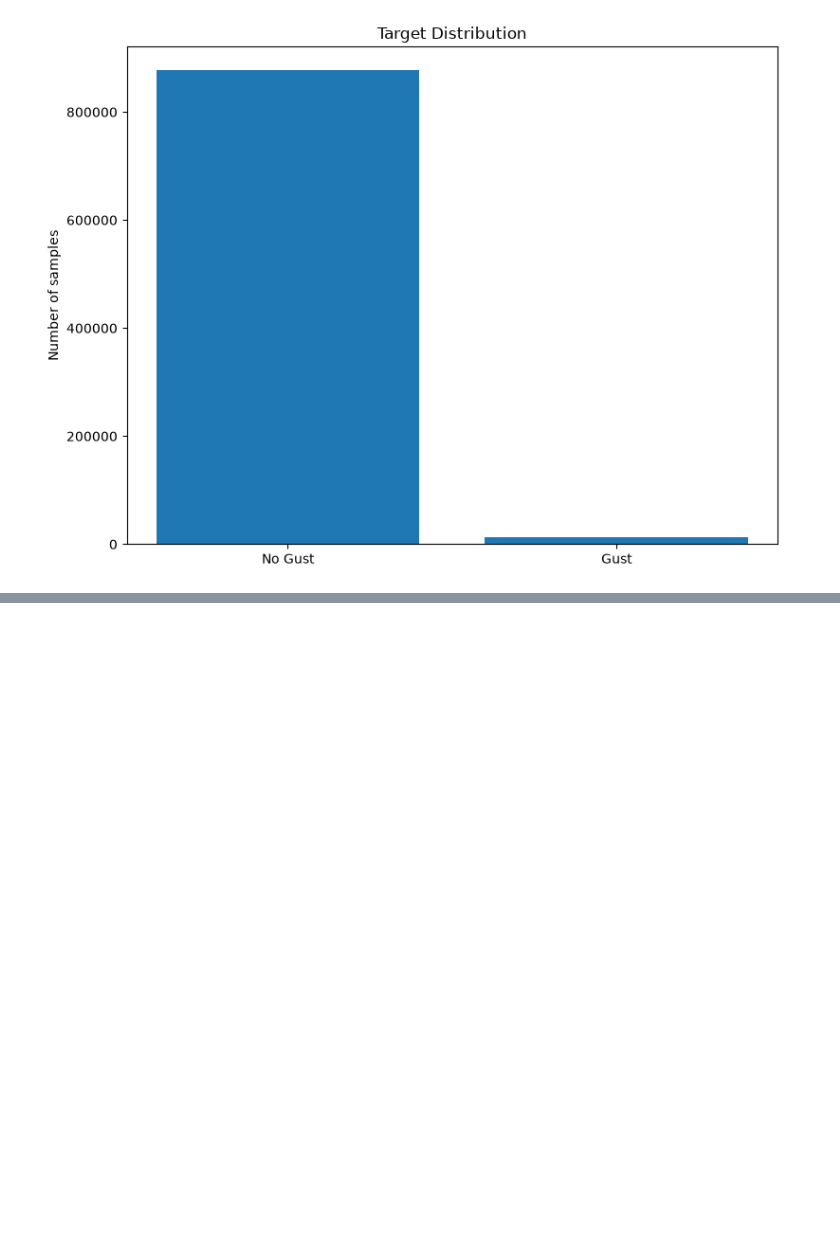
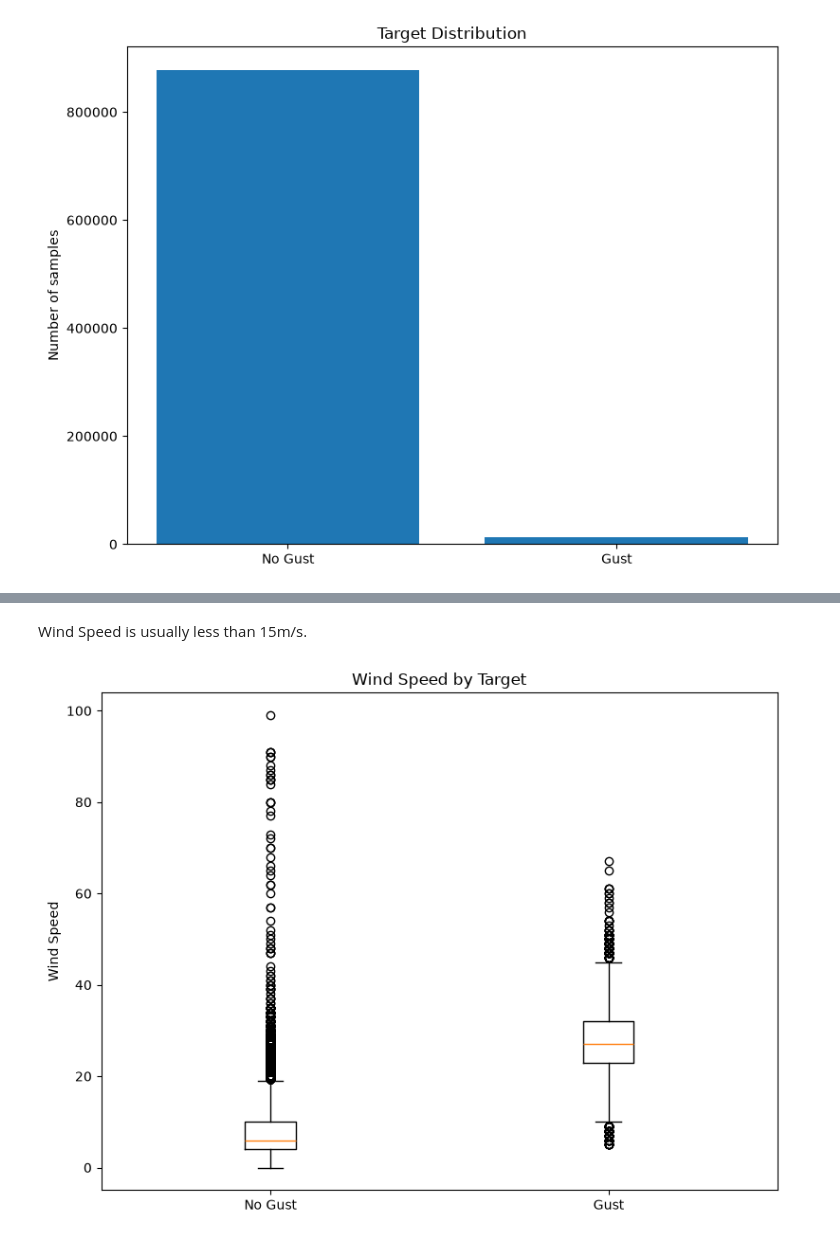
Before and after one commit to Marouanelmzr/meteorological-time-series-forecasting, a Jupyter notebook: notebooks/01_exploration.ipynb, the cells around one changed output, grey strips where cells are left out. Saved outputs shown, nothing was run; the diff lists cells and outputs as text; code cells hidden in the pictures; blank space fills up the shorter version.

```diff
--- a/notebooks/01_exploration.ipynb
+++ b/notebooks/01_exploration.ipynb
@@ -22,0 +26,8 @@ fig.savefig(
+# %% [markdown]
+Wind Speed is usually less than 15m/s.
+# %%
+from src.visualization.wind_by_target import plot_wind_by_target
+
+fig = plot_wind_by_target(df)
+# %% [output]
+[figure, added]
```
Also changed, not shown: parts of 6 cells of this notebook, 4 other files.
